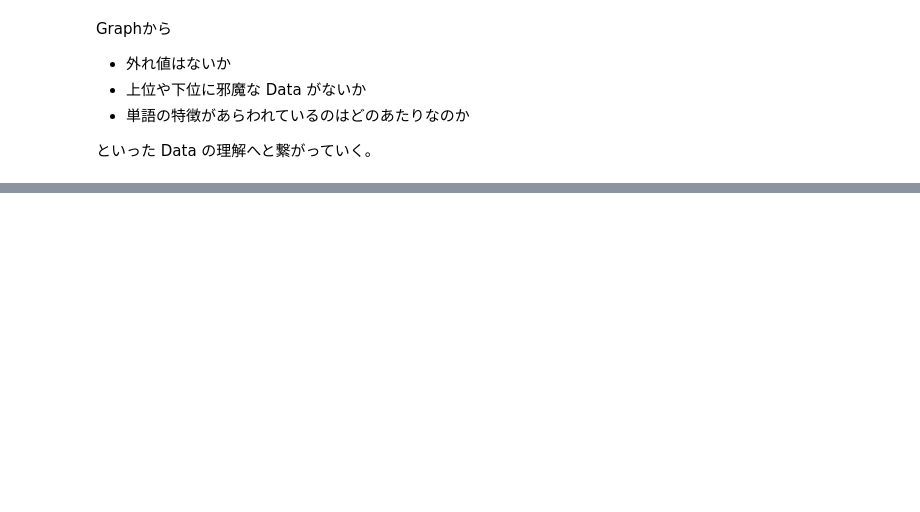
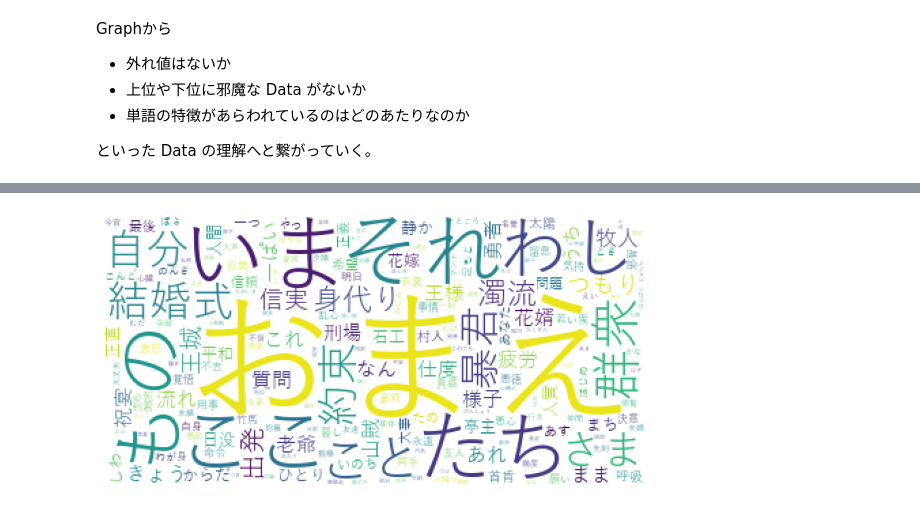
Before and after one commit to 1024xx4/100_Data_processing--visualization, a Jupyter notebook: language_data.ipynb, the cells around one changed output, grey strips where cells are left out. Saved outputs shown, nothing was run; the diff lists cells and outputs as text; code cells hidden in the pictures; blank space fills up the shorter version.

Commit message:
Visualize: WordCloud で可視化する#8

```diff
--- a/language_data.ipynb
+++ b/language_data.ipynb
@@ -435,0 +442,15 @@ Graphから
+# %%
+from wordcloud import WordCloud
+import matplotlib.pyplot as plt
+import japanize_matplotlib
+
+font_path = 'C:/Windows/Fonts/YuGothR.ttc'  # Font file の Path を格納
+cloud = WordCloud(background_color='White', font_path=font_path, regexp="[\w'][\w']+").generate(
+    ' '.join(noun['原形'].values))  # 単語を渡す際に原形の値を半角Space 区切りで連結して渡す。
+plt.figure(figsize=(10, 5))  # 表示 Size の設定
+plt.imshow(cloud)  # 画像File を読み込む
+plt.axis('off')  # 軸は不要なので非表示に
+plt.savefig('data/wc_noun_base_2.png')  # 画像File を出力
+plt.show()  # 描画
+# %% [output]
+[figure, added]
```
Also changed, not shown: parts of 11 cells of this notebook.
